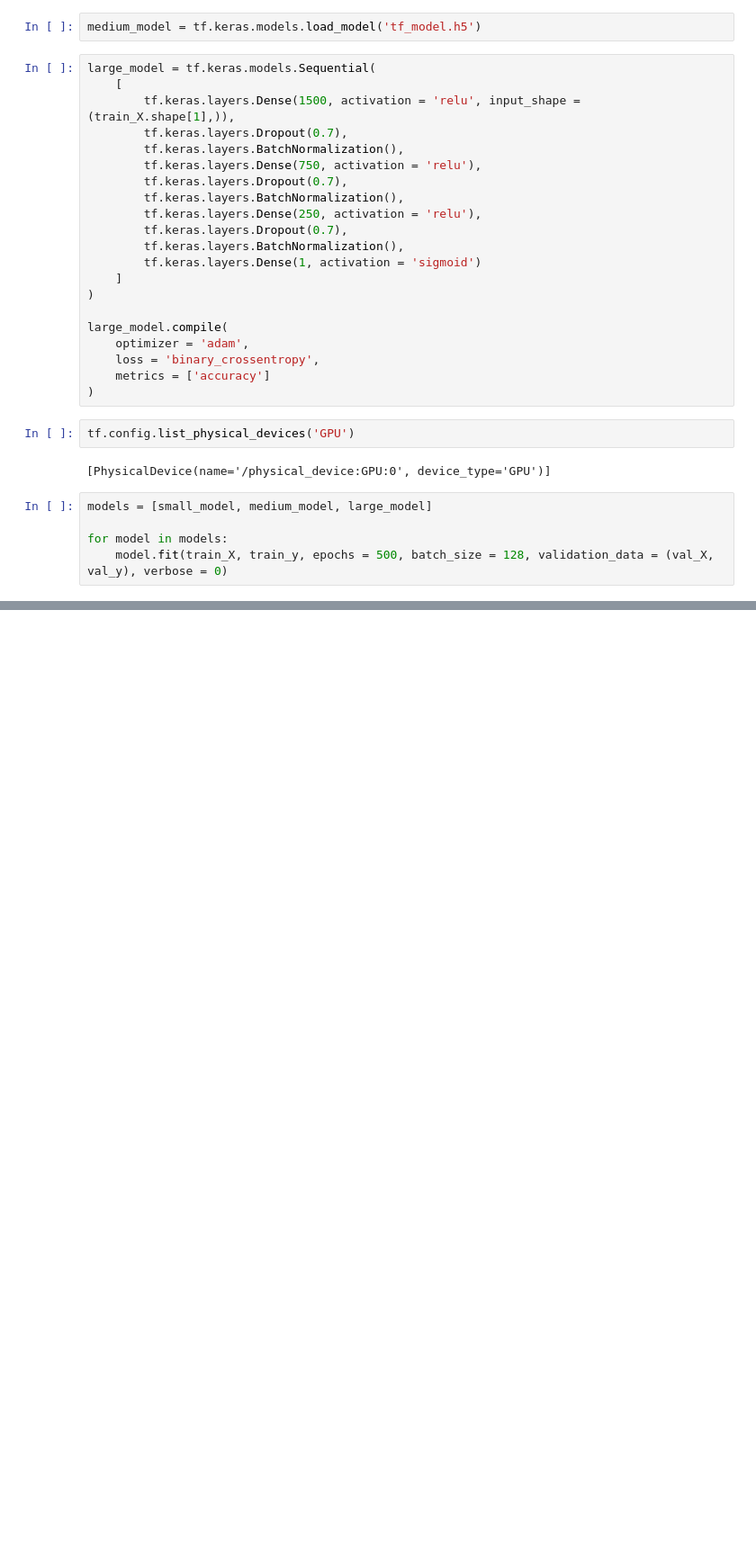
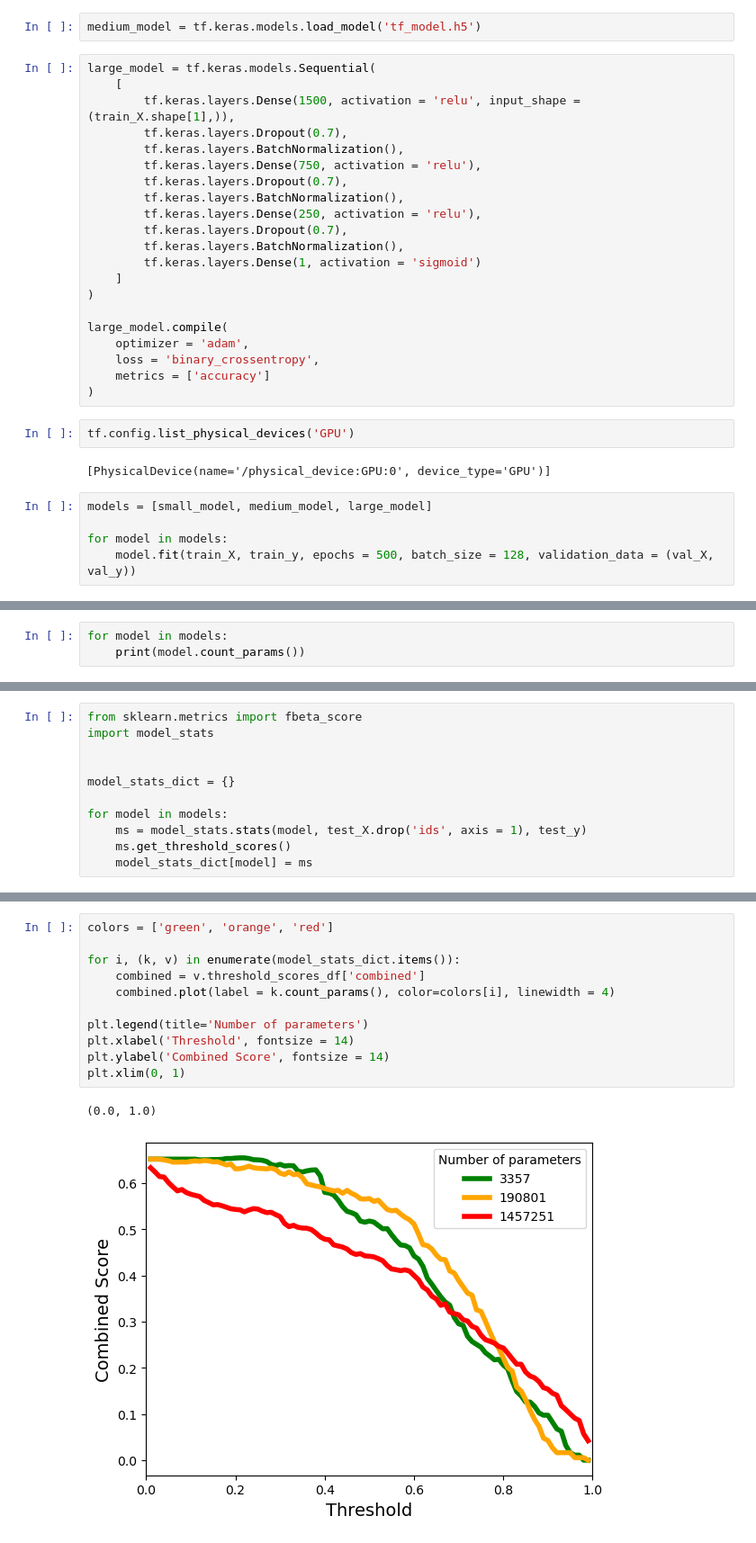
Before and after one commit to Willjterwright/grpA, a Jupyter notebook: tf_model_testing.ipynb, the cells around one changed output, grey strips where cells are left out. Shown at 90% size. Cells and saved outputs as stored; diff of their text form; blank space fills up the shorter version.

Commit message:
Added model size analysis and extracted the highest and lowest predictions

```diff
--- a/tf_model_testing.ipynb
+++ b/tf_model_testing.ipynb
@@ -84,4 +84,4 @@ tf.config.list_physical_devices('GPU')
 models = [small_model, medium_model, large_model]
 
 for model in models:
-    model.fit(train_X, train_y, epochs = 500, batch_size = 128, validation_data = (val_X, val_y), verbose = 0)
+    model.fit(train_X, train_y, epochs = 500, batch_size = 128, validation_data = (val_X, val_y))
@@ -87,0 +106,3 @@ for model in models:
+# %%
+for model in models:
+    print(model.count_params())
@@ -87,0 +113,11 @@ for model in models:
+# %%
+from sklearn.metrics import fbeta_score
+import model_stats
+
+
+model_stats_dict = {}
+
+for model in models:
+    ms = model_stats.stats(model, test_X.drop('ids', axis = 1), test_y)
+    ms.get_threshold_scores()
+    model_stats_dict[model] = ms
@@ -87,0 +142,14 @@ for model in models:
+# %%
+colors = ['green', 'orange', 'red']
+
+for i, (k, v) in enumerate(model_stats_dict.items()):
+    combined = v.threshold_scores_df['combined']
+    combined.plot(label = k.count_params(), color=colors[i], linewidth = 4)
+
+plt.legend(title='Number of parameters')
+plt.xlabel('Threshold', fontsize = 14)
+plt.ylabel('Combined Score', fontsize = 14)
+plt.xlim(0, 1)
+# %% [output]
+(0.0, 1.0)
+[figure, added]
```
Also changed, not shown: parts of 7 cells of this notebook, 8 other files.
